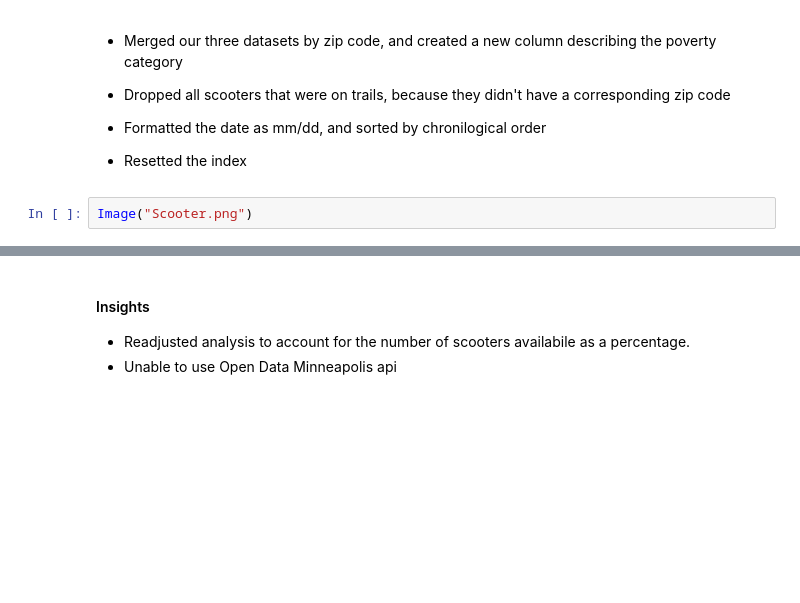
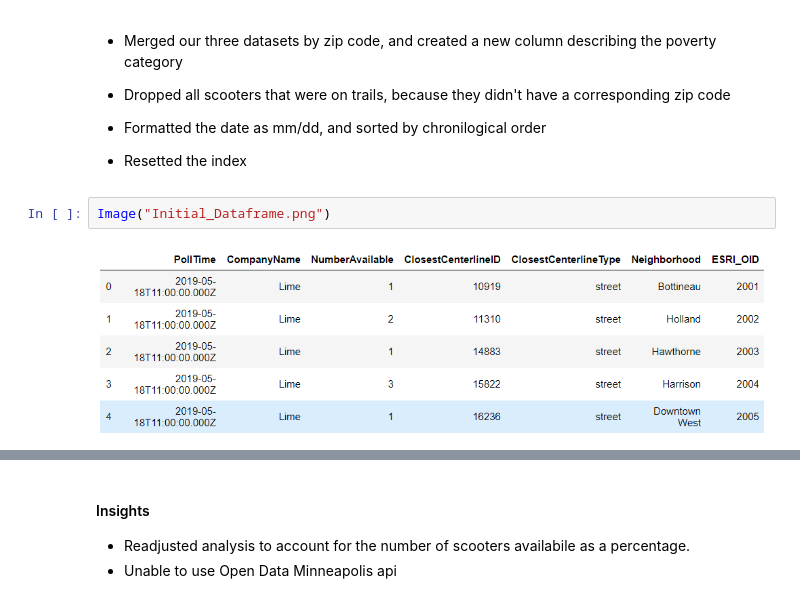
Before and after one commit to mlaska/Project1, a Jupyter notebook: Project_Presentation.ipynb, the cells around one changed output, grey strips where cells are left out. Cells and saved outputs as stored; diff of their text form; blank space fills up the shorter version.

```diff
--- a/Project_Presentation.ipynb
+++ b/Project_Presentation.ipynb
@@ -36,4 +36,6 @@ In this project we will be reviewing Scooter placement and movement over time in
 
 - Resetted the index
 # %%
-Image("Scooter.png")
+Image("Initial_Dataframe.png")
+# %% [output]
+[figure, added]
```
Also changed, not shown: parts of 1 cell of this notebook.
